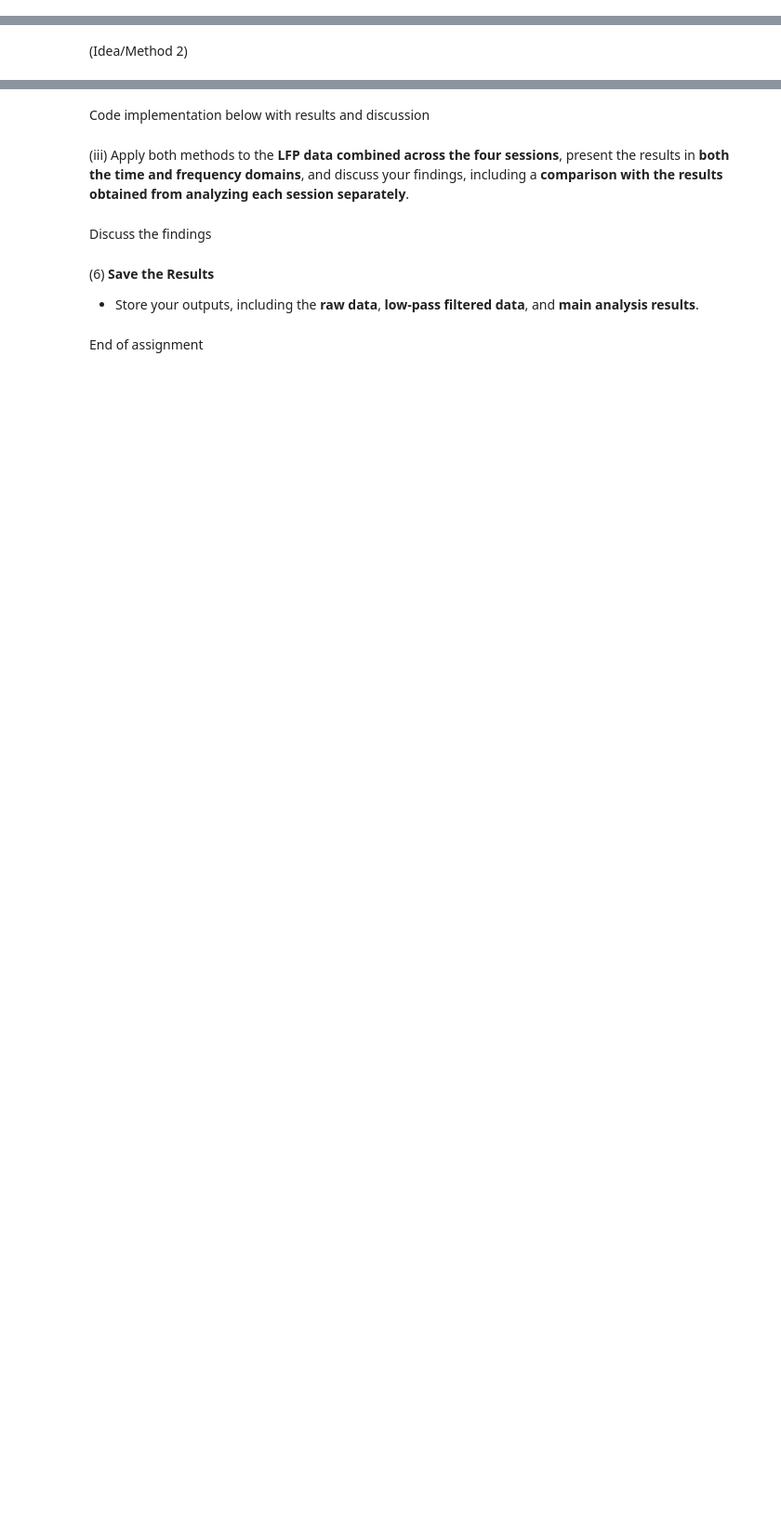
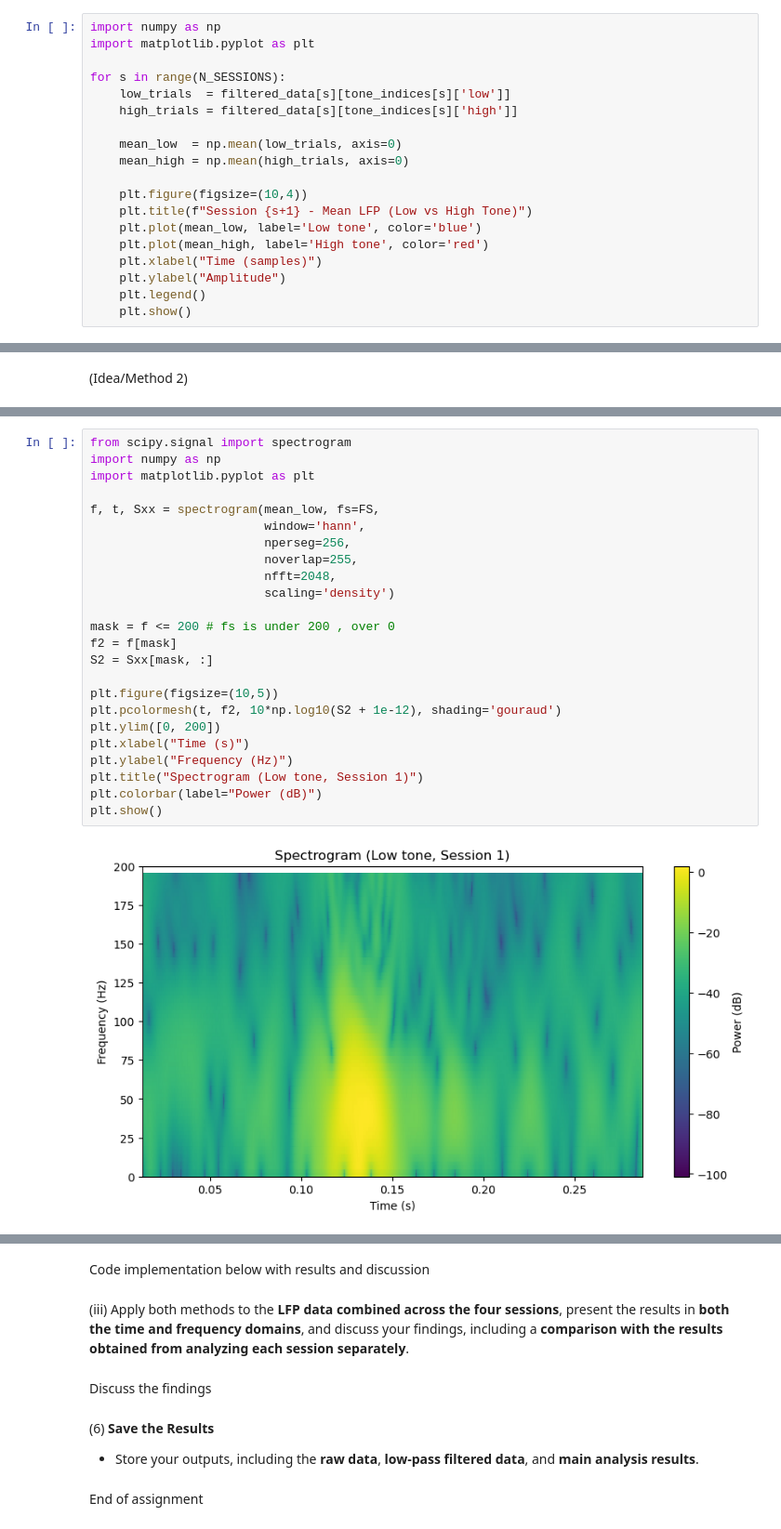
Before and after one commit to jeongmino/Introduction_to_programming_for_brain_anatomy_Final_assignement, a Jupyter notebook: bri519_2025fall_midterm_assignment.ipynb, the cells around one changed output, grey strips where cells are left out. Shown at 93% size. Saved outputs shown, nothing was run; the diff lists cells and outputs as text; blank space fills up the shorter version.

```diff
--- a/bri519_2025fall_midterm_assignment.ipynb
+++ b/bri519_2025fall_midterm_assignment.ipynb
@@ -72,2 +392,21 @@ Please complete the following tasks:
 # %% [markdown]
 Code implementation below with results and discussion
+# %%
+import numpy as np
+import matplotlib.pyplot as plt
+
+for s in range(N_SESSIONS):
+    low_trials  = filtered_data[s][tone_indices[s]['low']]
+    high_trials = filtered_data[s][tone_indices[s]['high']]
+
+    mean_low  = np.mean(low_trials, axis=0)
+    mean_high = np.mean(high_trials, axis=0)
+
+    plt.figure(figsize=(10,4))
+    plt.title(f"Session {s+1} - Mean LFP (Low vs High Tone)")
+    plt.plot(mean_low, label='Low tone', color='blue')
+    plt.plot(mean_high, label='High tone', color='red')
+    plt.xlabel("Time (samples)")
+    plt.ylabel("Amplitude")
+    plt.legend()
+    plt.show()
@@ -75,0 +430,26 @@ Code implementation below with results and discussion
+# %%
+from scipy.signal import spectrogram
+import numpy as np
+import matplotlib.pyplot as plt
+
+f, t, Sxx = spectrogram(mean_low, fs=FS,
+                        window='hann',
+                        nperseg=256,
+                        noverlap=255,
+                        nfft=2048,
+                        scaling='density')
+
+mask = f <= 200 # fs is under 200 , over 0
+f2 = f[mask]
+S2 = Sxx[mask, :]
+
+plt.figure(figsize=(10,5))
+plt.pcolormesh(t, f2, 10*np.log10(S2 + 1e-12), shading='gouraud')
+plt.ylim([0, 200])
+plt.xlabel("Time (s)")
+plt.ylabel("Frequency (Hz)")
+plt.title("Spectrogram (Low tone, Session 1)")
+plt.colorbar(label="Power (dB)")
+plt.show()
+# %% [output]
+[figure, added]
```
Also changed, not shown: parts of 24 cells of this notebook, 6 other files.
